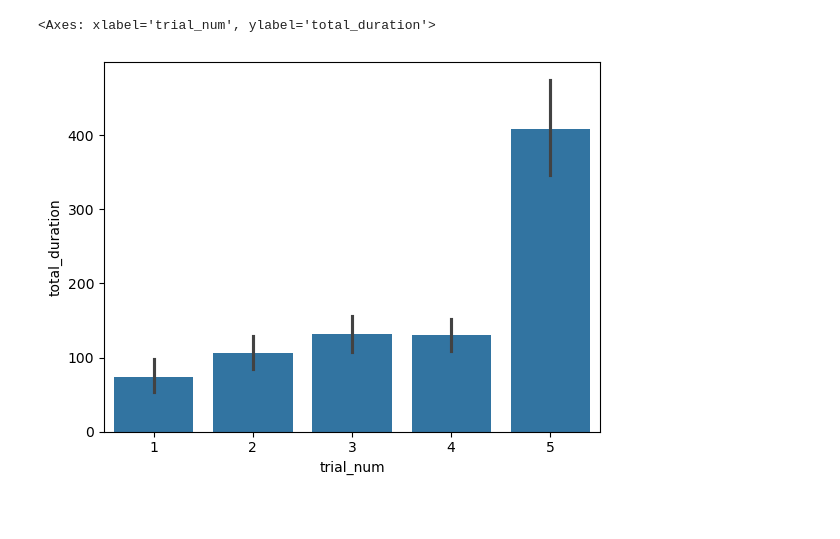
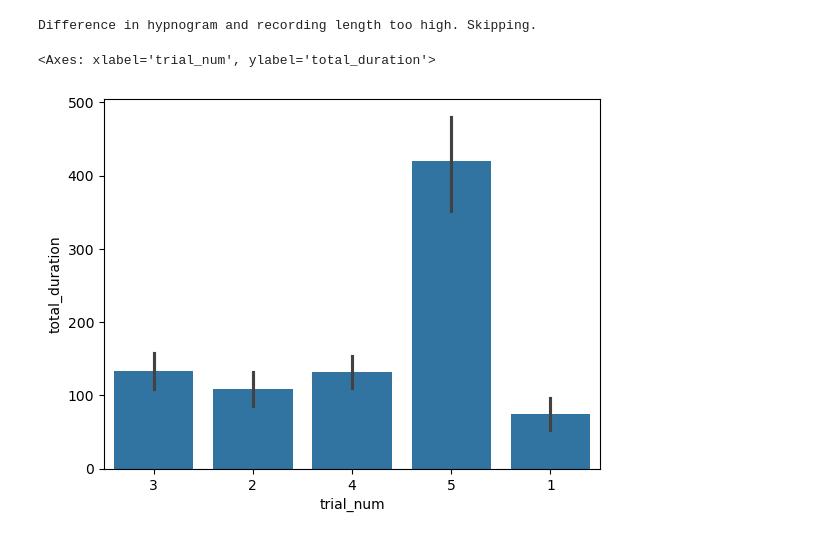
Before and after one commit to AbdelRayan/AutomaticSleepScoring, a Jupyter notebook: Tuguldur/notebooks/sleep_analysis/phasic_tonic_analysis_whole_trial.ipynb, the cells around one changed output. Saved outputs shown, nothing was run; the diff lists cells and outputs as text; code cells hidden in the pictures; blank space fills up the shorter version.

```diff
--- a/Tuguldur/notebooks/sleep_analysis/phasic_tonic_analysis_whole_trial.ipynb
+++ b/Tuguldur/notebooks/sleep_analysis/phasic_tonic_analysis_whole_trial.ipynb
@@ -26,9 +26,21 @@ n_down_os = fs_os/targetFs
 
 logger = logger_setup()
 
-CONFIG_DIR = "/home/nero/phasic_tonic/data/dataset_loading.yaml"
-OUTPUT_DIR1 = "/home/nero/phasic_tonic/data/analysis_output/whole_posttrial5/"
-OUTPUT_DIR2 = "/home/nero/phasic_tonic/data/analysis_output/segmented_posttrial5/"
+CONFIG_DIR = "/home/nero/AutomaticSleepScoring/Tuguldur/data/dataset_loading.yaml"
+OUTPUT_DIR1 = "/home/nero/AutomaticSleepScoring/Tuguldur/data/analysis_output/whole_posttrial5/"
+OUTPUT_DIR2 = "/home/nero/AutomaticSleepScoring/Tuguldur/data/analysis_output/segmented_posttrial5/"
 
 Datasets = DatasetLoader(CONFIG_DIR)
 mapped_datasets = Datasets.load_datasets()
+# %%
+from pipeline.utils import get_rem_epochs
+states_fname, hpc_fname, _ = mapped_datasets['Rat1_SD1_OD_4_posttrial5']
+
+# Load the LFP data
+lfpHPC = loadmat(hpc_fname)['HPC'].flatten()
+# Load the states
+hypno = loadmat(states_fname)['states'].flatten()
+
+rem_epochs = get_rem_epochs(lfpHPC, hypno, fs=2500)
+for rem_idx in rem_epochs:
+    print(f"{rem_idx[0], rem_idx[1]} : {rem_idx[1]-rem_idx[0]} ----> {rem_epochs[rem_idx].shape[0]//2500}")
@@ -90,6 +116,17 @@ with tqdm(mapped_datasets) as mapped_tqdm:
             logger.debug("No REM longer than 10s. Skipping.")
             continue
 
+        hypno_length = len(hypno)
+        recording_length = len(lfpHPC)//(targetFs*n_down)
+        if abs(hypno_length - recording_length) > 3:
+            print("Difference in hypnogram and recording length too high. Skipping.")
+            continue
+        else:
+            if hypno_length < recording_length:
+                lfpHPC = lfpHPC[:int(hypno_length*targetFs*n_down)]
+            else:
+                hypno = hypno[:int(recording_length)]
+
         # Preprocess
         lfpHPC_down = preprocess(lfpHPC, n_down, targetFs)
         phrem = detect_phasic(lfpHPC_down, hypno, targetFs)
@@ -117,14 +154,14 @@ with tqdm(mapped_datasets) as mapped_tqdm:
             per_trial_stats['num_bouts'].append(len(interval))
 
 df_trial = pd.DataFrame(per_trial_stats)
+# %% [output]
+Difference in hypnogram and recording length too high. Skipping.
 # %%
-import pandas as pd
 import seaborn as sns
 
-df = pd.read_csv("/home/nero/phasic_tonic/data/analysis_output/whole_posttrial5/phasic_tonic_per_rem_trials.csv")
-sns.barplot(data=df, x='trial_num', y='total_duration')
+sns.barplot(data=df_trial, x='trial_num', y='total_duration')
 # %% [output]
 <Axes: xlabel='trial_num', ylabel='total_duration'>
-[figure, old version]
+[figure, new version]
 # %%
 df_trial.to_csv(OUTPUT_DIR1+"phasic_tonic_per_rem_trials.csv", index=False)
```
Also changed, not shown: parts of 1 cell of this notebook, 21 other files.
